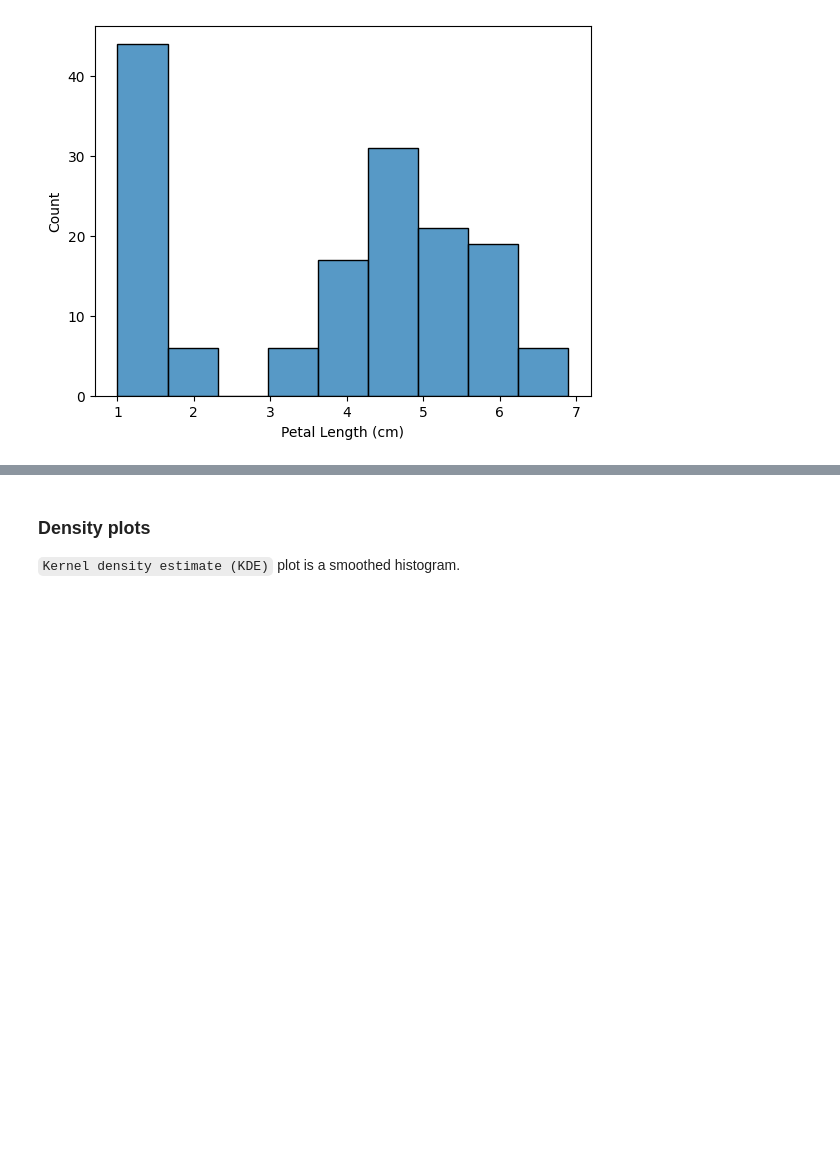
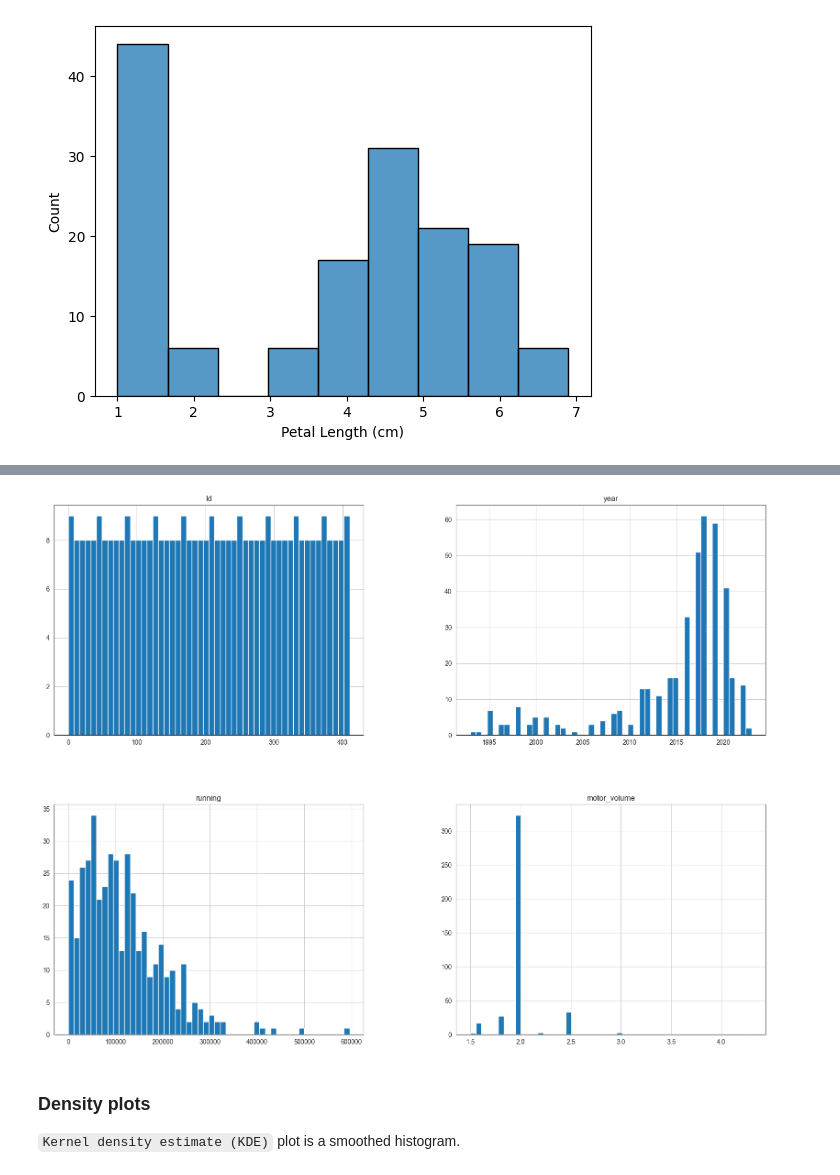
Before and after one commit to andersonliu/learn_ai, a Jupyter notebook: notebooks/data_visualization/visualization.ipynb, the cells around one changed output, grey strips where cells are left out. Saved outputs shown, nothing was run; the diff lists cells and outputs as text; code cells hidden in the pictures; blank space fills up the shorter version.

Commit message:
add car price prediction

```diff
--- a/notebooks/data_visualization/visualization.ipynb
+++ b/notebooks/data_visualization/visualization.ipynb
@@ -326,0 +329,3 @@ sns.histplot(
+# %%
+car_price_test = pd.read_csv("data/predicat_car_price_test.csv")
+car_price_test.head()
@@ -326,0 +339,14 @@ sns.histplot(
+# %%
+# convert miles into km
+def miles_to_km(x):
+    x = str(x)
+    x = x.replace(',', '')
+    if "miles" in x:
+        x = x.split("miles")[0]
+        x = 1.60934 * int(x)
+    else:
+        x = x.replace(" km", "")
+    return int(x)
+
+car_price_test['running'] = car_price_test['running'].apply(miles_to_km)
+car_price_test
@@ -327,3 +367,8 @@ sns.histplot(
+# %%
+car_price_test.hist(bins=50, figsize=(20,15))
+plt.show()
+# %% [output]
+[figure, added]
 # %% [markdown]
 ### Density plots
 `Kernel density estimate (KDE)` plot is a smoothed histogram.
```
Also changed, not shown: parts of 5 cells of this notebook, 10 other files.
